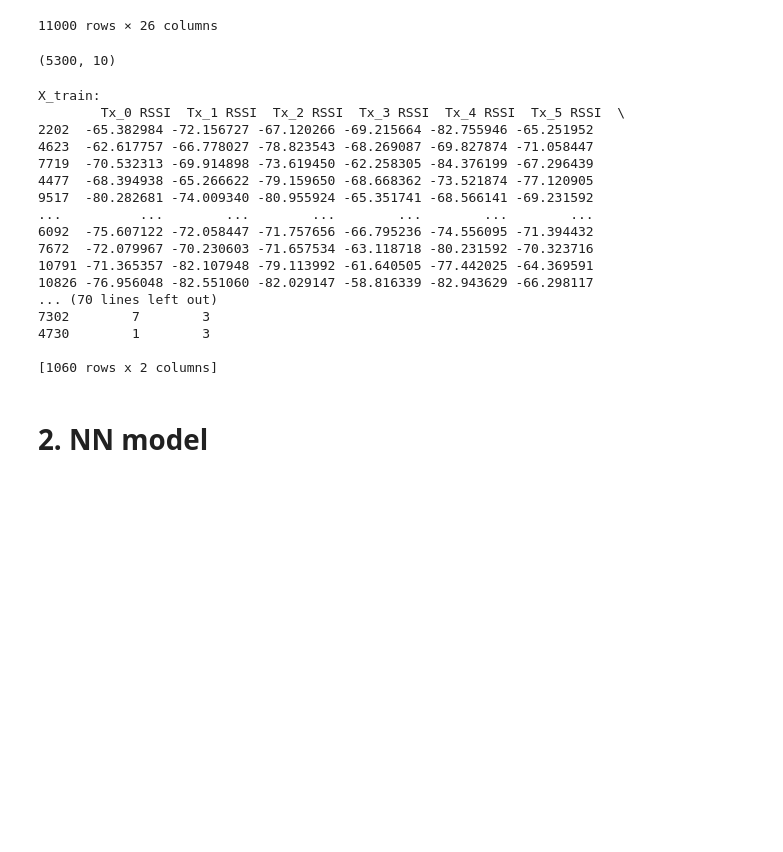
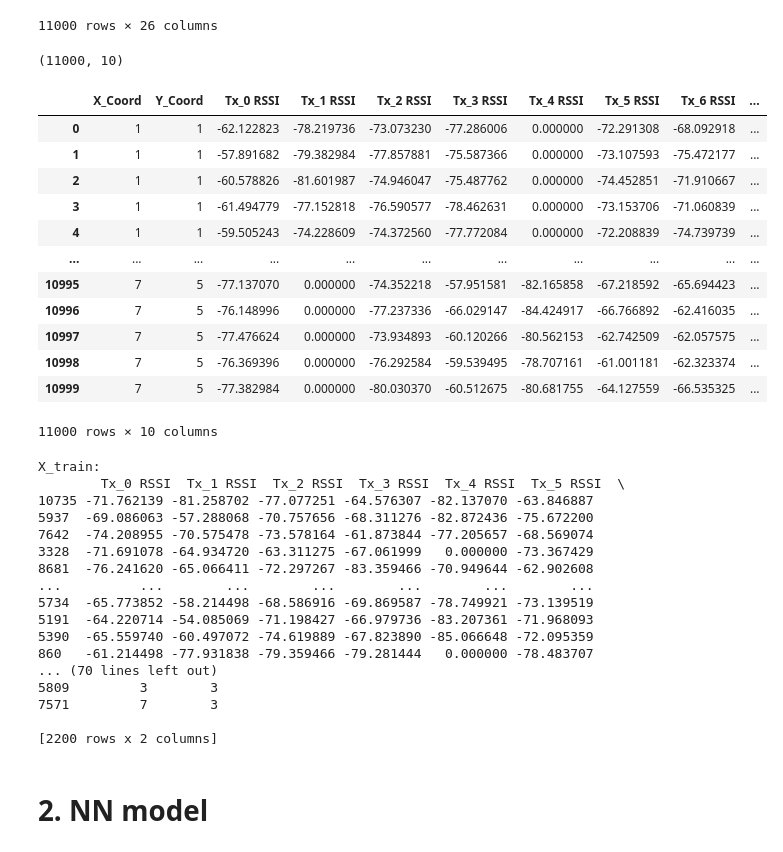
Before and after one commit to RandallCher/FYP, a Jupyter notebook: NN.ipynb, the cells around one changed output. Saved outputs shown, nothing was run; the diff lists cells and outputs as text; code cells hidden in the pictures; blank space fills up the shorter version.

```diff
--- a/NN.ipynb
+++ b/NN.ipynb
@@ -62,11 +62,35 @@ time_columns = [col for col in cleaned_df.columns if 'Time' in col]
 columns_to_drop = batt_columns+time_columns
 RSSI_columns = cleaned_df.drop(columns=columns_to_drop)
 
-cleaned_df = RSSI_columns.dropna()
-# Check the cleaned DataFrame
+
+#Train the model without NAN values
+# cleaned_df = RSSI_columns.dropna()
+
+#Convert NaN values to 0
+cleaned_df = RSSI_columns.fillna(0)
+
+
+
+
 cleaned_df.shape
 # %% [output]
-(5300, 10)
+(11000, 10)
+# %%
+cleaned_df
+# %% [output]
+|  | X_Coord | Y_Coord | Tx_0 RSSI | Tx_1 RSSI | Tx_2 RSSI | Tx_3 RSSI | Tx_4 RSSI | Tx_5 RSSI | Tx_6 RSSI | ... |
+| 0 | 1 | 1 | -62.122823 | -78.219736 | -73.073230 | -77.286006 | 0.000000 | -72.291308 | -68.092918 | ... |
+| 1 | 1 | 1 | -57.891682 | -79.382984 | -77.857881 | -75.587366 | 0.000000 | -73.107593 | -75.472177 | ... |
+| 2 | 1 | 1 | -60.578826 | -81.601987 | -74.946047 | -75.487762 | 0.000000 | -74.452851 | -71.910667 | ... |
+| 3 | 1 | 1 | -61.494779 | -77.152818 | -76.590577 | -78.462631 | 0.000000 | -73.153706 | -71.060839 | ... |
+| 4 | 1 | 1 | -59.505243 | -74.228609 | -74.372560 | -77.772084 | 0.000000 | -72.208839 | -74.739739 | ... |
+| ... | ... | ... | ... | ... | ... | ... | ... | ... | ... | ... |
+| 10995 | 7 | 5 | -77.137070 | 0.000000 | -74.352218 | -57.951581 | -82.165858 | -67.218592 | -65.694423 | ... |
+| 10996 | 7 | 5 | -76.148996 | 0.000000 | -77.237336 | -66.029147 | -84.424917 | -66.766892 | -62.416035 | ... |
+| 10997 | 7 | 5 | -77.476624 | 0.000000 | -73.934893 | -60.120266 | -80.562153 | -62.742509 | -62.057575 | ... |
+| 10998 | 7 | 5 | -76.369396 | 0.000000 | -76.292584 | -59.539495 | -78.707161 | -61.001181 | -62.323374 | ... |
+| 10999 | 7 | 5 | -77.382984 | 0.000000 | -80.030370 | -60.512675 | -80.681755 | -64.127559 | -66.535325 | ... |
+11000 rows × 10 columns
 # %%
 from common_utils import preprocess_dataset
 
@@ -84,21 +108,21 @@ print("Y_test:\n", Y_test)
 # %% [output]
 X_train:
         Tx_0 RSSI  Tx_1 RSSI  Tx_2 RSSI  Tx_3 RSSI  Tx_4 RSSI  Tx_5 RSSI  \
-2202  -65.382984 -72.156727 -67.120266 -69.215664 -82.755946 -65.251952
-4623  -62.617757 -66.778027 -78.823543 -68.269087 -69.827874 -71.058447
-7719  -70.532313 -69.914898 -73.619450 -62.258305 -84.376199 -67.296439
-4477  -68.394938 -65.266622 -79.159650 -68.668362 -73.521874 -77.120905
-9517  -80.282681 -74.009340 -80.955924 -65.351741 -68.566141 -69.231592
+10735 -71.762139 -81.258702 -77.077251 -64.576307 -82.137070 -63.846887
+5937  -69.086063 -57.288068 -70.757656 -68.311276 -82.872436 -75.672200
+7642  -74.208955 -70.575478 -73.578164 -61.873844 -77.205657 -68.569074
+3328  -71.691078 -64.934720 -63.311275 -67.061999   0.000000 -73.367429
+8681  -76.241620 -65.066411 -72.297267 -83.359466 -70.949644 -62.902608
 ...          ...        ...        ...        ...        ...        ...
-6092  -75.607122 -72.058447 -71.757656 -66.795236 -74.556095 -71.394432
-7672  -72.079967 -70.230603 -71.657534 -63.118718 -80.231592 -70.323716
-10791 -71.365357 -82.107948 -79.113992 -61.640505 -77.442025 -64.369591
-10826 -76.956048 -82.551060 -82.029147 -58.816339 -82.943629 -66.298117
+5734  -65.773852 -58.214498 -68.586916 -69.869587 -78.749921 -73.139519
+5191  -64.220714 -54.085069 -71.198427 -66.979736 -83.207361 -71.968093
+5390  -65.559740 -60.497072 -74.619889 -67.823890 -85.066648 -72.095359
+860   -61.214498 -77.931838 -79.359466 -79.281444   0.000000 -78.483707
 ... (70 lines left out)
-7302        7        3
-4730        1        3
+5809         3        3
+7571         7        3
 
-[1060 rows x 2 columns]
+[2200 rows x 2 columns]
 # %% [markdown]
 # 2. NN model
 # %% [markdown]
```
Also changed, not shown: 2 other files.
